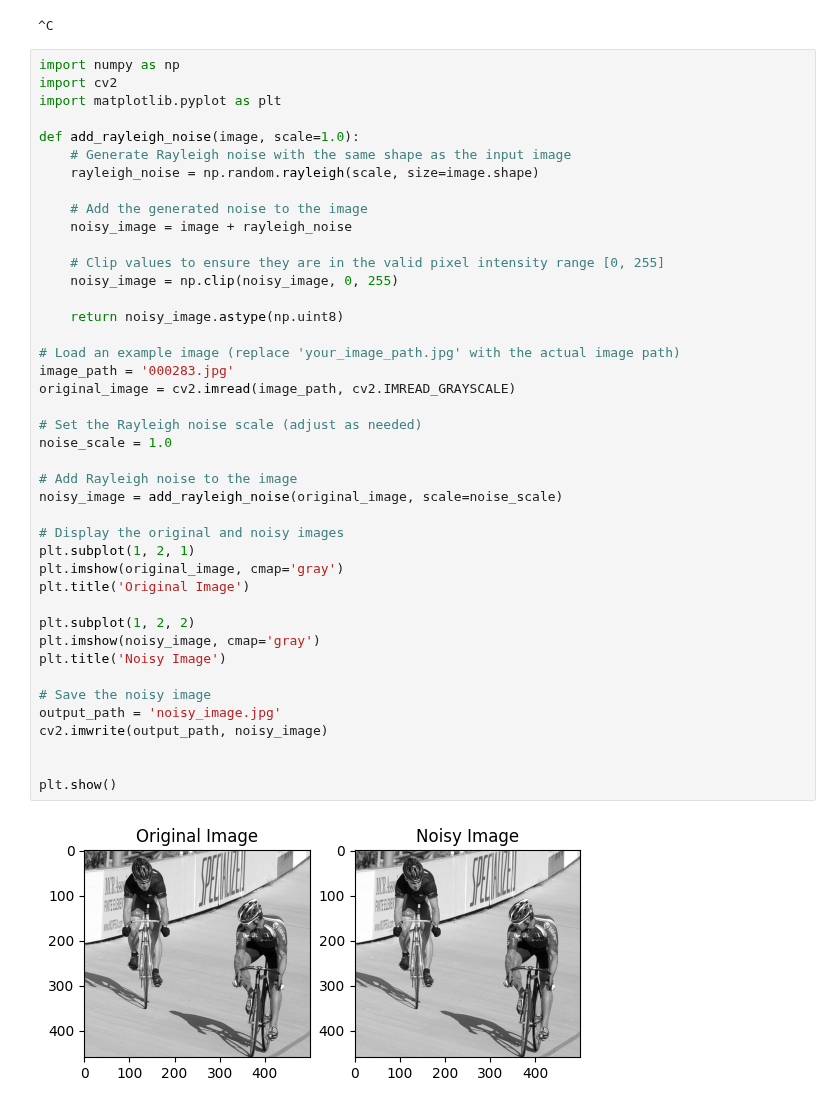
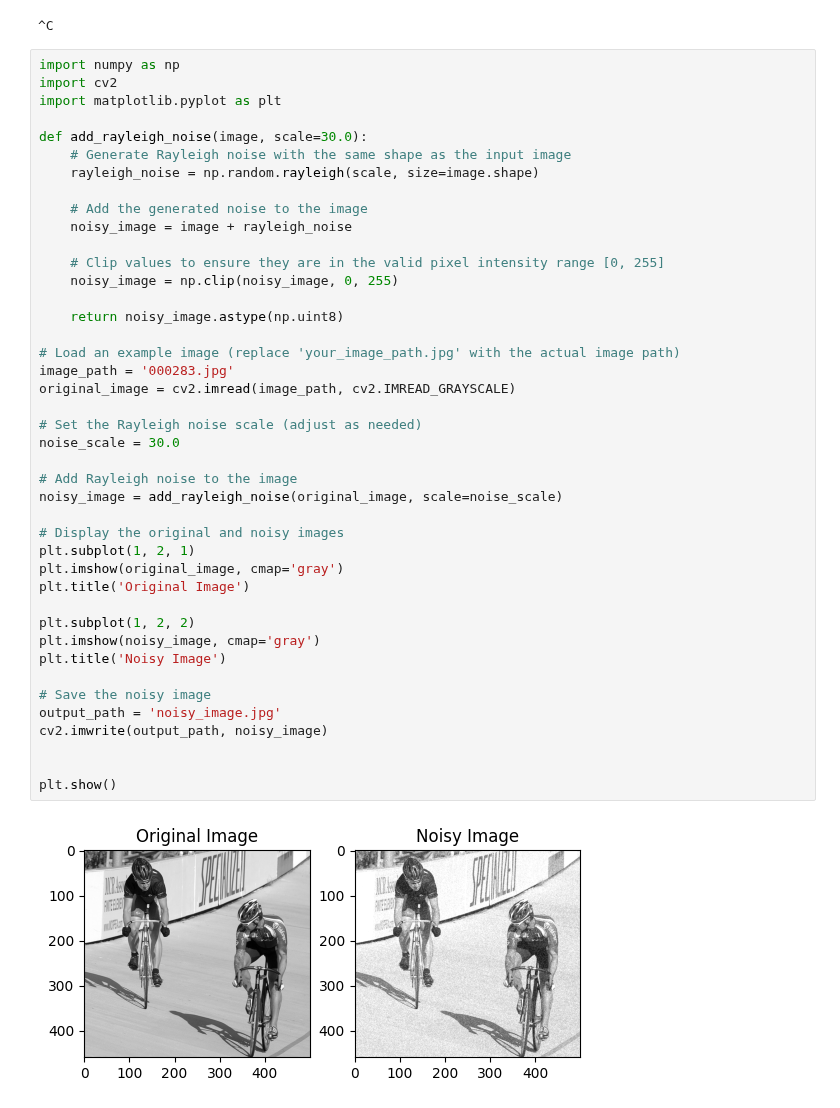
Before and after one commit to Newbyl/FR-CNN-with-NAN, a Jupyter notebook: trcu.ipynb, the cells around one changed output. Saved outputs shown, nothing was run; the diff lists cells and outputs as text.

Commit message:
fini entrainé avec image bruit

```diff
--- a/trcu.ipynb
+++ b/trcu.ipynb
@@ -7,7 +7,7 @@ import numpy as np
 import cv2
 import matplotlib.pyplot as plt
 
-def add_rayleigh_noise(image, scale=1.0):
+def add_rayleigh_noise(image, scale=30.0):
     # Generate Rayleigh noise with the same shape as the input image
     rayleigh_noise = np.random.rayleigh(scale, size=image.shape)
 
@@ -17,32 +17,32 @@ def add_rayleigh_noise(image, scale=1.0):
     # Clip values to ensure they are in the valid pixel intensity range [0, 255]
     noisy_image = np.clip(noisy_image, 0, 255)
 
     return noisy_image.astype(np.uint8)
 
 # Load an example image (replace 'your_image_path.jpg' with the actual image path)
 image_path = '000283.jpg'
 original_image = cv2.imread(image_path, cv2.IMREAD_GRAYSCALE)
 
 # Set the Rayleigh noise scale (adjust as needed)
-noise_scale = 1.0
+noise_scale = 30.0
 
 # Add Rayleigh noise to the image
 noisy_image = add_rayleigh_noise(original_image, scale=noise_scale)
 
 # Display the original and noisy images
 plt.subplot(1, 2, 1)
 plt.imshow(original_image, cmap='gray')
 plt.title('Original Image')
 
 plt.subplot(1, 2, 2)
 plt.imshow(noisy_image, cmap='gray')
 plt.title('Noisy Image')
 
 # Save the noisy image
 output_path = 'noisy_image.jpg'
 cv2.imwrite(output_path, noisy_image)
 
 
 plt.show()
 # %% [output]
-[figure, old version]
+[figure, new version]
```
Also changed, not shown: parts of 1 cell of this notebook, 4 other files.
